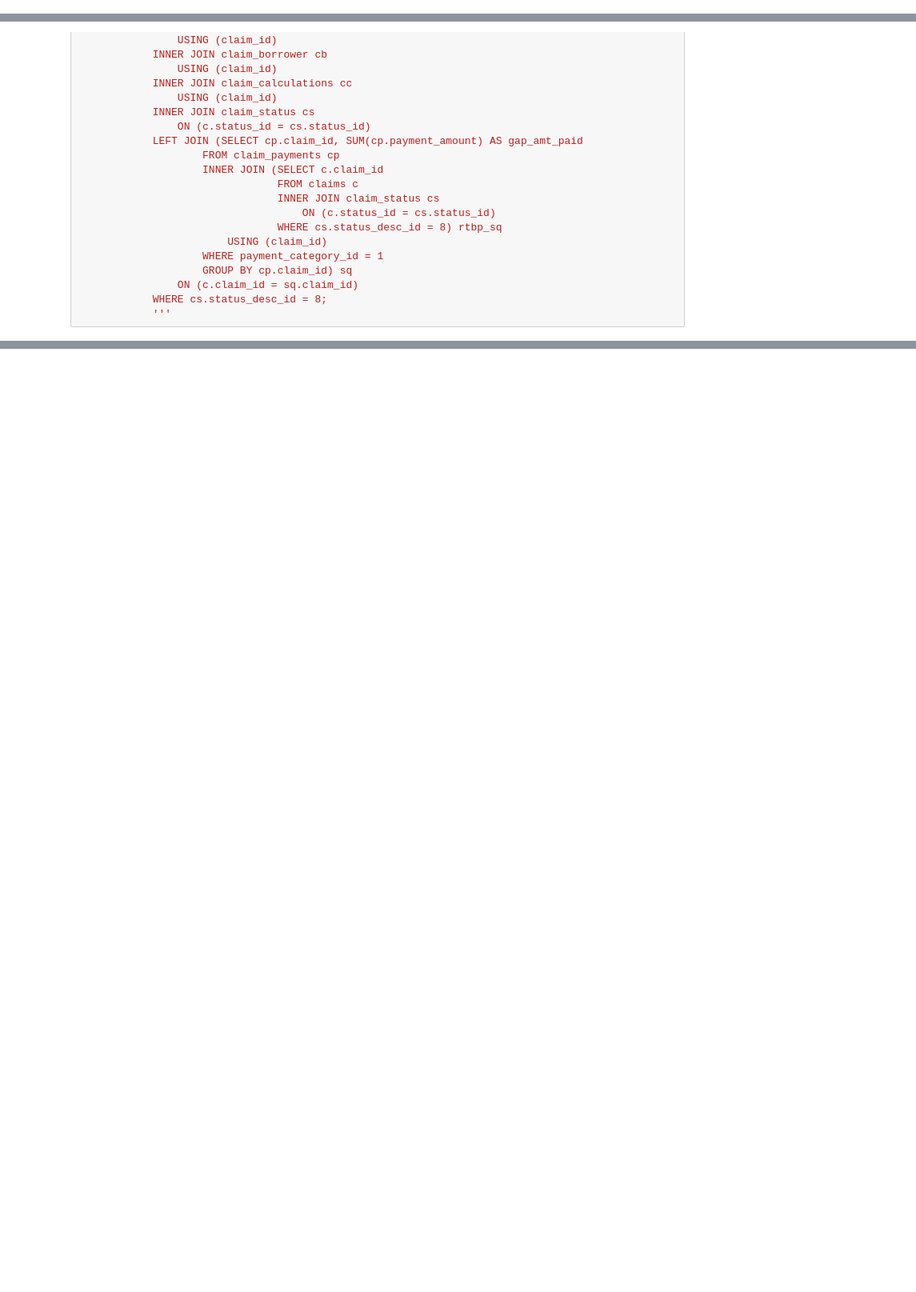
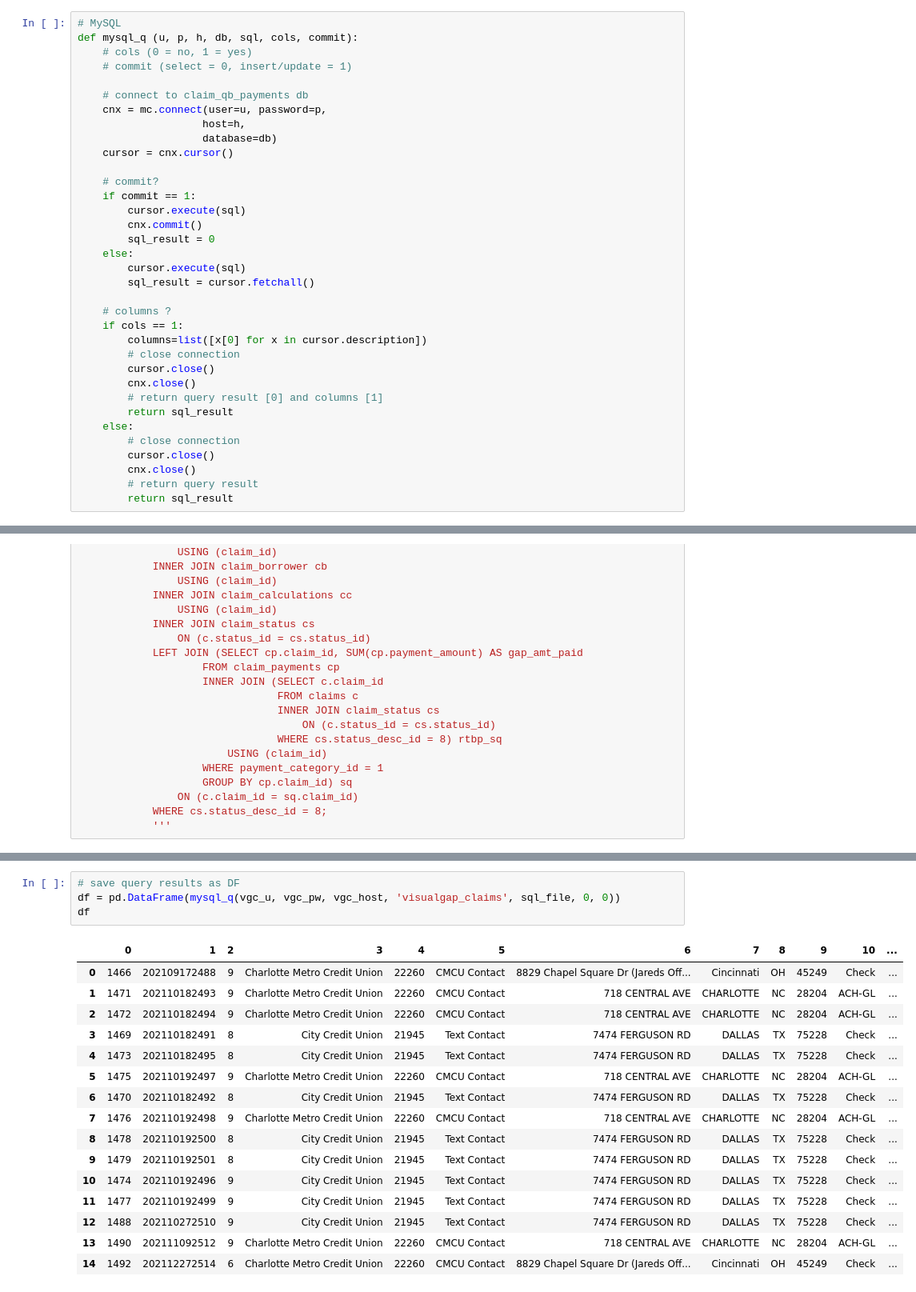
Before and after one commit to jediracer/Claim_Payments, a Jupyter notebook: vgcQbTest.ipynb, the cells around one changed output, grey strips where cells are left out. Shown: that part at 80% size. Cells and saved outputs as stored; diff of their text form; blank space fills up the shorter version.

```diff
--- a/vgcQbTest.ipynb
+++ b/vgcQbTest.ipynb
@@ -33,6 +33,41 @@ pd.set_option("display.max_columns", None)
 # create batch_id
 now = datetime.now()
 batch_id = now.strftime("%Y%m%d%H%M%S")
+# %%
+# MySQL
+def mysql_q (u, p, h, db, sql, cols, commit):
+    # cols (0 = no, 1 = yes)
+    # commit (select = 0, insert/update = 1)
+
+    # connect to claim_qb_payments db
+    cnx = mc.connect(user=u, password=p,
+                    host=h,
+                    database=db)
+    cursor = cnx.cursor()
+
+    # commit?
+    if commit == 1:
+        cursor.execute(sql)
+        cnx.commit()
+        sql_result = 0
+    else:
+        cursor.execute(sql)
+        sql_result = cursor.fetchall()
+
+    # columns ?
+    if cols == 1:
+        columns=list([x[0] for x in cursor.description])
+        # close connection
+        cursor.close()
+        cnx.close()
+        # return query result [0] and columns [1]
+        return sql_result
+    else:
+        # close connection
+        cursor.close()
+        cnx.close()
+        # return query result
+        return sql_result
 # %%
 # PDF Concatenation Function
 def ConCat_pdf (file_list, outfn):
@@ -480 +519,22 @@ cursor.execute(sql_file)
+# %%
+# save query results as DF
+df = pd.DataFrame(mysql_q(vgc_u, vgc_pw, vgc_host, 'visualgap_claims', sql_file, 0, 0))
+df
+# %% [output]
+|  | 0 | 1 | 2 | 3 | 4 | 5 | 6 | 7 | 8 | 9 | 10 | ... |
+| 0 | 1466 | 202109172488 | 9 | Charlotte Metro Credit Union | 22260 | CMCU Contact | 8829 Chapel Square Dr (Jareds Off... | Cincinnati | OH | 45249 | Check | ... |
+| 1 | 1471 | 202110182493 | 9 | Charlotte Metro Credit Union | 22260 | CMCU Contact | 718 CENTRAL AVE | CHARLOTTE | NC | 28204 | ACH-GL | ... |
+| 2 | 1472 | 202110182494 | 9 | Charlotte Metro Credit Union | 22260 | CMCU Contact | 718 CENTRAL AVE | CHARLOTTE | NC | 28204 | ACH-GL | ... |
+| 3 | 1469 | 202110182491 | 8 | City Credit Union | 21945 | Text Contact | 7474 FERGUSON RD | DALLAS | TX | 75228 | Check | ... |
+| 4 | 1473 | 202110182495 | 8 | City Credit Union | 21945 | Text Contact | 7474 FERGUSON RD | DALLAS | TX | 75228 | Check | ... |
+| 5 | 1475 | 202110192497 | 9 | Charlotte Metro Credit Union | 22260 | CMCU Contact | 718 CENTRAL AVE | CHARLOTTE | NC | 28204 | ACH-GL | ... |
+| 6 | 1470 | 202110182492 | 8 | City Credit Union | 21945 | Text Contact | 7474 FERGUSON RD | DALLAS | TX | 75228 | Check | ... |
+| 7 | 1476 | 202110192498 | 9 | Charlotte Metro Credit Union | 22260 | CMCU Contact | 718 CENTRAL AVE | CHARLOTTE | NC | 28204 | ACH-GL | ... |
+| 8 | 1478 | 202110192500 | 8 | City Credit Union | 21945 | Text Contact | 7474 FERGUSON RD | DALLAS | TX | 75228 | Check | ... |
+| 9 | 1479 | 202110192501 | 8 | City Credit Union | 21945 | Text Contact | 7474 FERGUSON RD | DALLAS | TX | 75228 | Check | ... |
+| 10 | 1474 | 202110192496 | 9 | City Credit Union | 21945 | Text Contact | 7474 FERGUSON RD | DALLAS | TX | 75228 | Check | ... |
+| 11 | 1477 | 202110192499 | 9 | City Credit Union | 21945 | Text Contact | 7474 FERGUSON RD | DALLAS | TX | 75228 | Check | ... |
+| 12 | 1488 | 202110272510 | 9 | City Credit Union | 21945 | Text Contact | 7474 FERGUSON RD | DALLAS | TX | 75228 | Check | ... |
+| 13 | 1490 | 202111092512 | 9 | Charlotte Metro Credit Union | 22260 | CMCU Contact | 718 CENTRAL AVE | CHARLOTTE | NC | 28204 | ACH-GL | ... |
+| 14 | 1492 | 202112272514 | 6 | Charlotte Metro Credit Union | 22260 | CMCU Contact | 8829 Chapel Square Dr (Jareds Off... | Cincinnati | OH | 45249 | Check | ... |
 # %%
```
Also changed, not shown: parts of 61 cells of this notebook, 4 other files.
